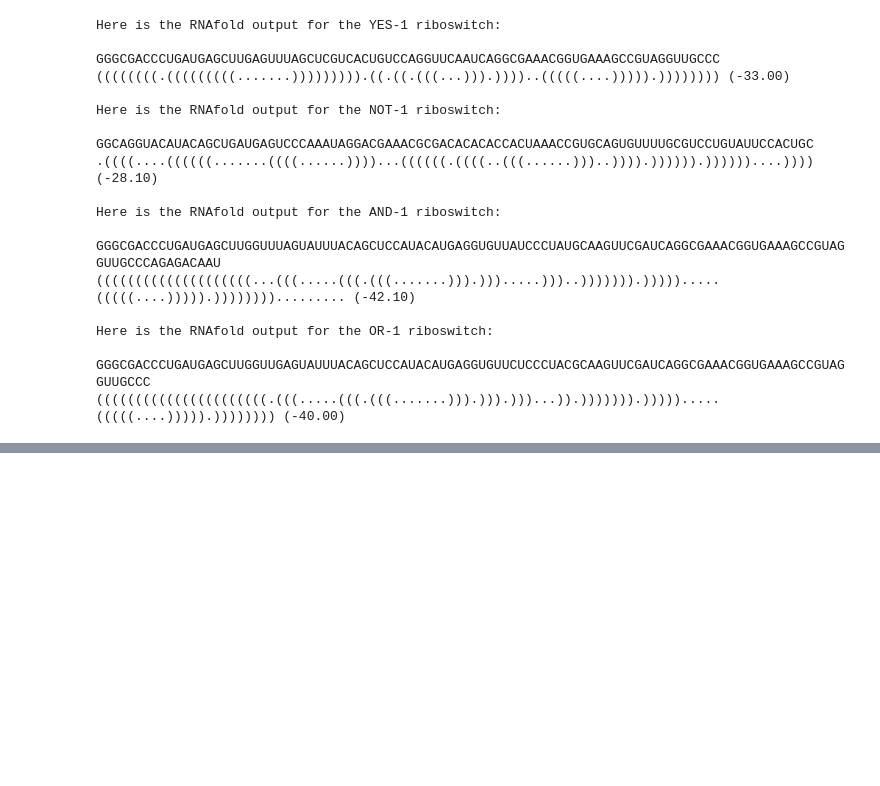
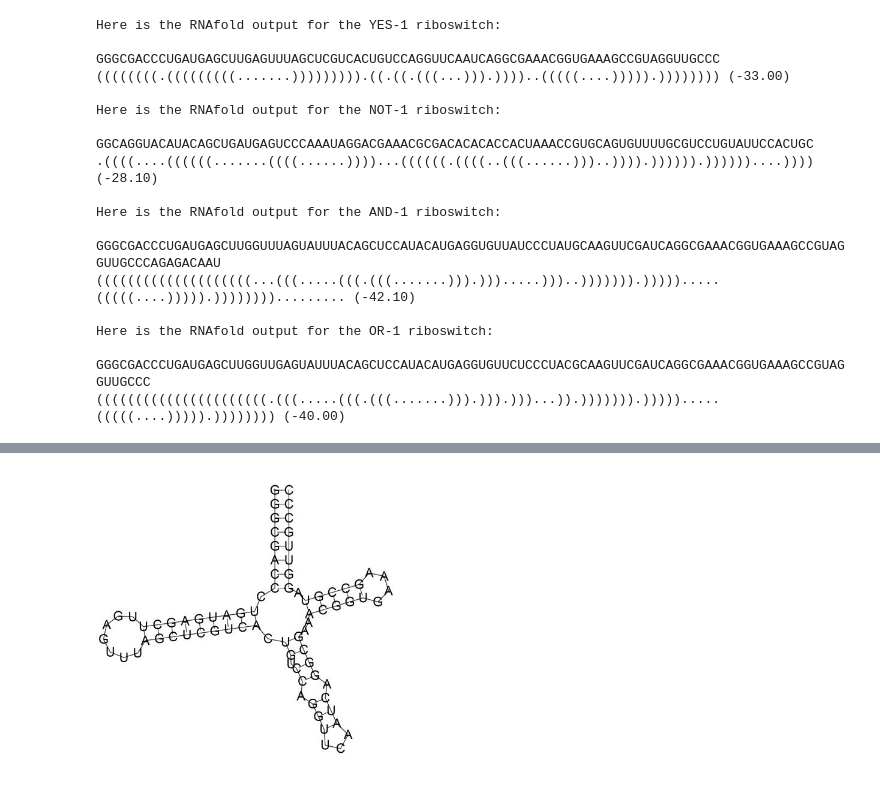
Before and after one commit to SkinnerCM/BioE_231, a Jupyter notebook: Lab/Lab_05/Colin_Skinner_Lab_05.ipynb, the cells around one changed output, grey strips where cells are left out. Cells and saved outputs as stored; diff of their text form; code cells hidden in the pictures; blank space fills up the shorter version.

```diff
--- a/Lab/Lab_05/Colin_Skinner_Lab_05.ipynb
+++ b/Lab/Lab_05/Colin_Skinner_Lab_05.ipynb
@@ -66,0 +101,9 @@ GGGCGACCCUGAUGAGCUUGGUUGAGUAUUUACAGCUCCAUACAUGAGGUGUUCUCCCUACGCAAGUUCGAUCAGGCGAA
+# %%
+from IPython.display import Image
+from IPython.core.display import HTML
+#Image(url= "http://my_site.com/my_picture.jpg")
+
+PATH = "C:/Users/cms/Desktop/BioE 231/Lab/Lab_05/"
+Image(filename = PATH + "yes1_predicted.jpg", width=300, height=300)
+# %% [output]
+[figure, added]
```
Also changed, not shown: parts of 3 cells of this notebook.
